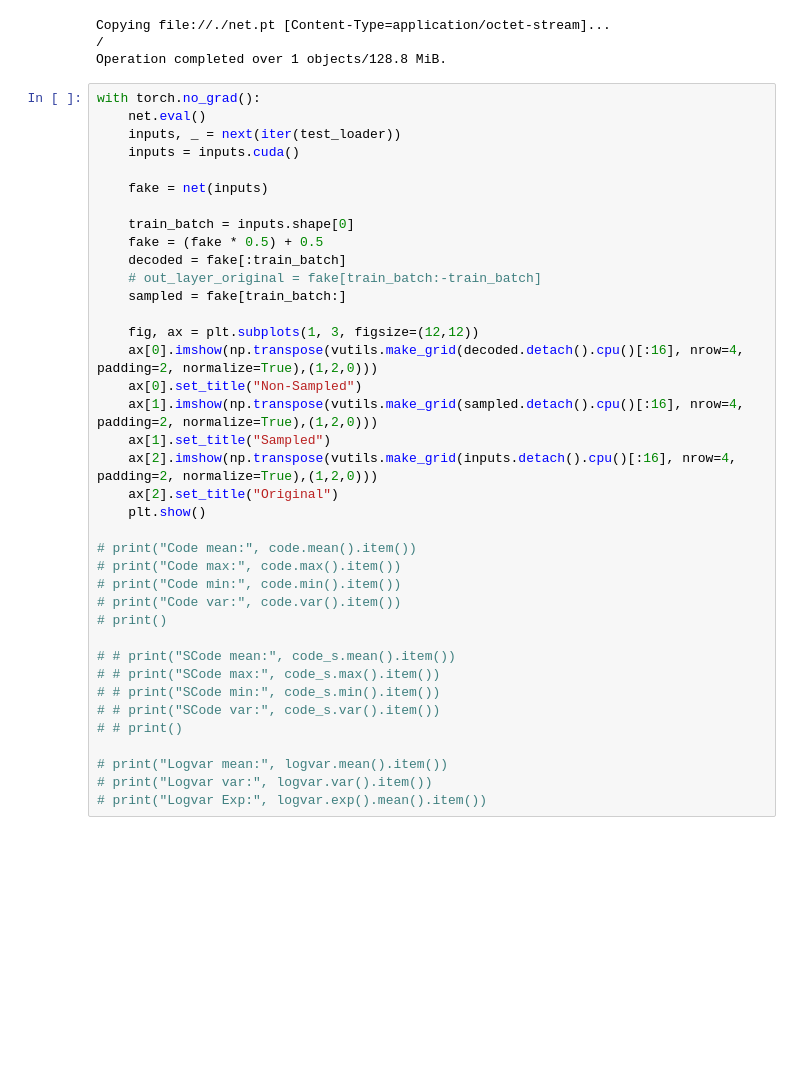
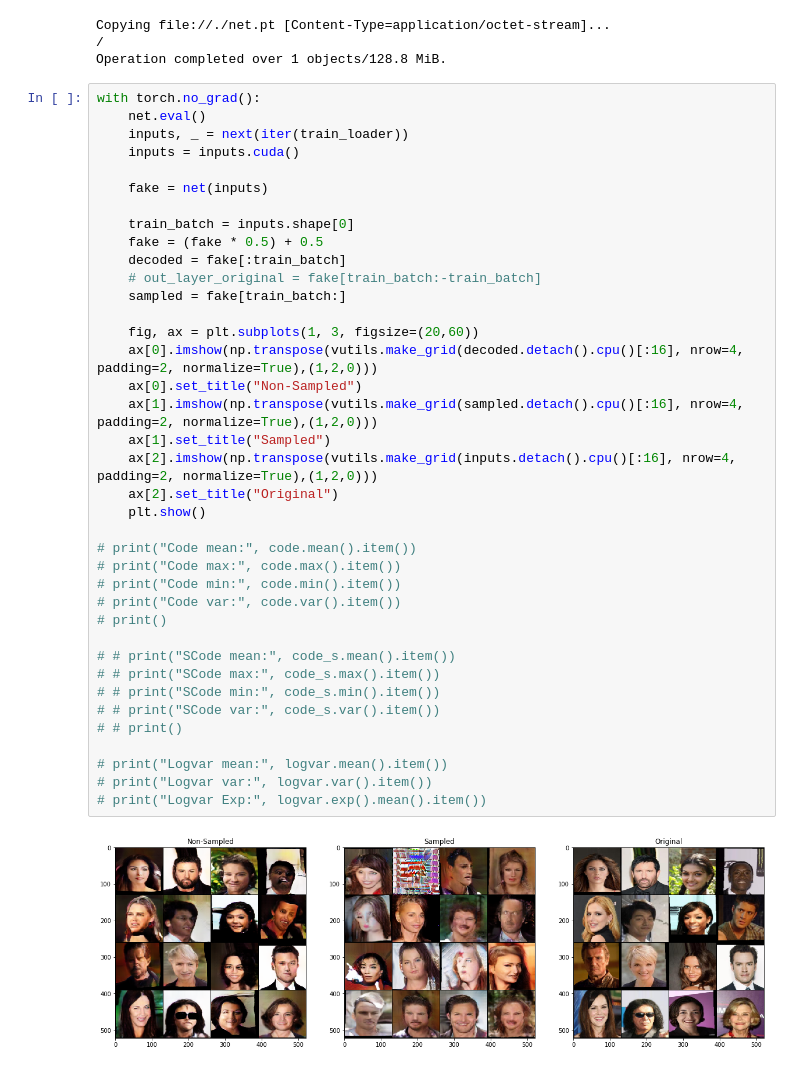
Before and after one commit to escuccim/vaegan-pytorch, a Jupyter notebook: VAEGAN_Implementation_128.ipynb, the cells around one changed output. Drawn from its saved outputs; the diff is of its cells as text; blank space fills up the shorter version.

```diff
--- a/VAEGAN_Implementation_128.ipynb
+++ b/VAEGAN_Implementation_128.ipynb
@@ -946,38 +943,40 @@ Operation completed over 1 objects/128.8 MiB.
 # %%
 with torch.no_grad():
     net.eval()
-    inputs, _ = next(iter(test_loader))
+    inputs, _ = next(iter(train_loader))
     inputs = inputs.cuda()
 
     fake = net(inputs)
 
     train_batch = inputs.shape[0]
     fake = (fake * 0.5) + 0.5
     decoded = fake[:train_batch]
     # out_layer_original = fake[train_batch:-train_batch]
     sampled = fake[train_batch:]
 
-    fig, ax = plt.subplots(1, 3, figsize=(12,12))
+    fig, ax = plt.subplots(1, 3, figsize=(20,60))
     ax[0].imshow(np.transpose(vutils.make_grid(decoded.detach().cpu()[:16], nrow=4, padding=2, normalize=True),(1,2,0)))
     ax[0].set_title("Non-Sampled")
     ax[1].imshow(np.transpose(vutils.make_grid(sampled.detach().cpu()[:16], nrow=4, padding=2, normalize=True),(1,2,0)))
     ax[1].set_title("Sampled")
     ax[2].imshow(np.transpose(vutils.make_grid(inputs.detach().cpu()[:16], nrow=4, padding=2, normalize=True),(1,2,0)))
     ax[2].set_title("Original")
     plt.show()
 
 # print("Code mean:", code.mean().item())
 # print("Code max:", code.max().item())
 # print("Code min:", code.min().item())
 # print("Code var:", code.var().item())
 # print()
 
 # # print("SCode mean:", code_s.mean().item())
 # # print("SCode max:", code_s.max().item())
 # # print("SCode min:", code_s.min().item())
 # # print("SCode var:", code_s.var().item())
 # # print()
 
 # print("Logvar mean:", logvar.mean().item())
 # print("Logvar var:", logvar.var().item())
 # print("Logvar Exp:", logvar.exp().mean().item())
+# %% [output]
+[figure, added]
```
Also changed, not shown: parts of 9 cells of this notebook.
